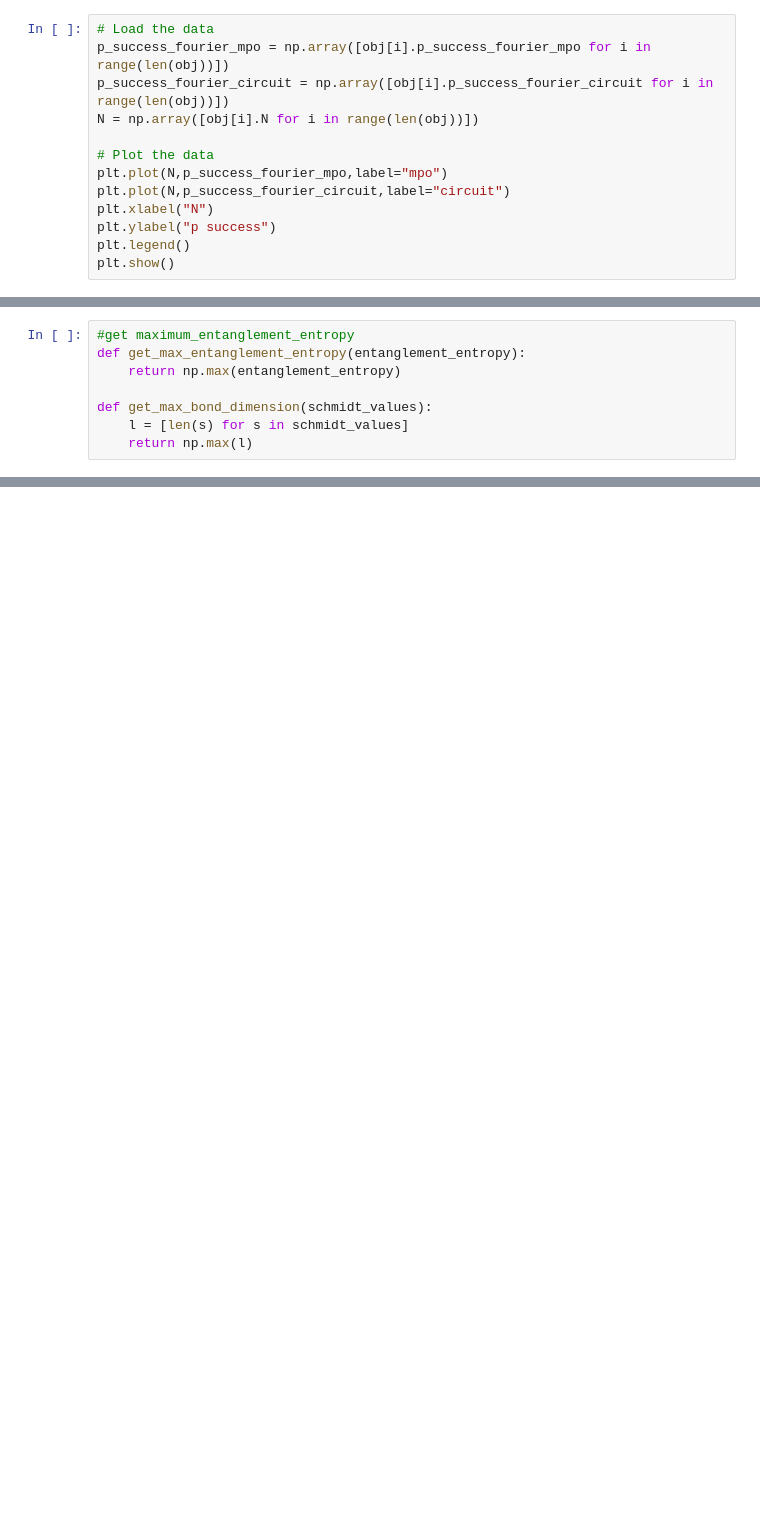
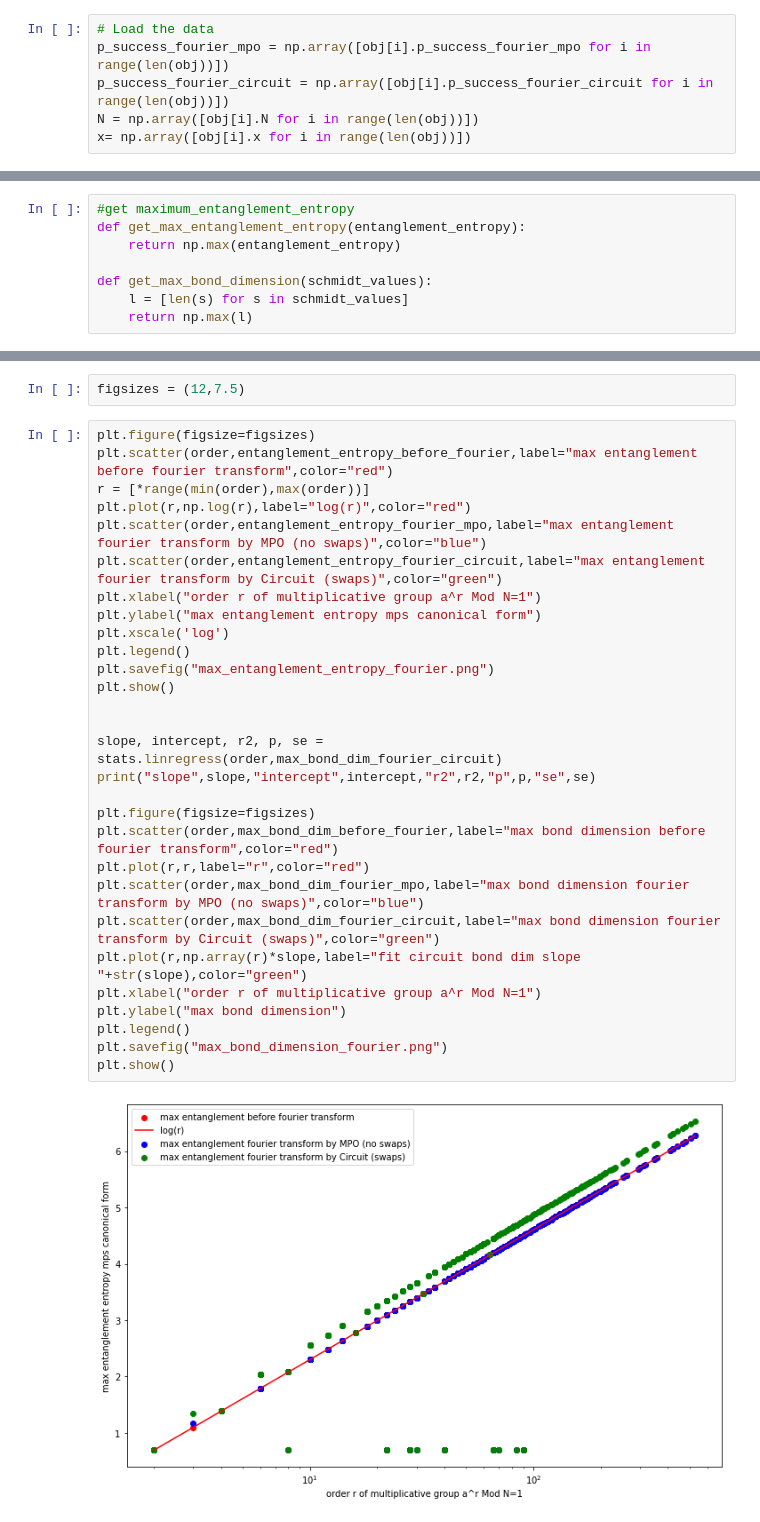
Before and after one commit to XKainz/shor-mps, a Jupyter notebook: analysing_entanglement.ipynb, the cells around one changed output, grey strips where cells are left out. Saved outputs shown, nothing was run; the diff lists cells and outputs as text; blank space fills up the shorter version.

```diff
--- a/analysing_entanglement.ipynb
+++ b/analysing_entanglement.ipynb
@@ -14,11 +22,4 @@ obj = pickle.load(open(path_to_pickles+"ana_ent_objs_200_4050.pkl","rb"))
 p_success_fourier_mpo = np.array([obj[i].p_success_fourier_mpo for i in range(len(obj))])
 p_success_fourier_circuit = np.array([obj[i].p_success_fourier_circuit for i in range(len(obj))])
 N = np.array([obj[i].N for i in range(len(obj))])
-
-# Plot the data
-plt.plot(N,p_success_fourier_mpo,label="mpo")
-plt.plot(N,p_success_fourier_circuit,label="circuit")
-plt.xlabel("N")
-plt.ylabel("p success")
-plt.legend()
-plt.show()
+x= np.array([obj[i].x for i in range(len(obj))])
@@ -105,0 +202,33 @@ plt.scatter(n_divided_anzahl_prime_factors,max_bond_dim_fourier_circuit,label="c
+# %%
+figsizes = (12,7.5)
+# %%
+plt.figure(figsize=figsizes)
+plt.scatter(order,entanglement_entropy_before_fourier,label="max entanglement before fourier transform",color="red")
+r = [*range(min(order),max(order))]
+plt.plot(r,np.log(r),label="log(r)",color="red")
+plt.scatter(order,entanglement_entropy_fourier_mpo,label="max entanglement fourier transform by MPO (no swaps)",color="blue")
+plt.scatter(order,entanglement_entropy_fourier_circuit,label="max entanglement fourier transform by Circuit (swaps)",color="green")
+plt.xlabel("order r of multiplicative group a^r Mod N=1")
+plt.ylabel("max entanglement entropy mps canonical form")
+plt.xscale('log')
+plt.legend()
+plt.savefig("max_entanglement_entropy_fourier.png")
+plt.show()
+
+
+slope, intercept, r2, p, se = stats.linregress(order,max_bond_dim_fourier_circuit)
+print("slope",slope,"intercept",intercept,"r2",r2,"p",p,"se",se)
+
+plt.figure(figsize=figsizes)
+plt.scatter(order,max_bond_dim_before_fourier,label="max bond dimension before fourier transform",color="red")
+plt.plot(r,r,label="r",color="red")
+plt.scatter(order,max_bond_dim_fourier_mpo,label="max bond dimension fourier transform by MPO (no swaps)",color="blue")
+plt.scatter(order,max_bond_dim_fourier_circuit,label="max bond dimension fourier transform by Circuit (swaps)",color="green")
+plt.plot(r,np.array(r)*slope,label="fit circuit bond dim slope "+str(slope),color="green")
+plt.xlabel("order r of multiplicative group a^r Mod N=1")
+plt.ylabel("max bond dimension")
+plt.legend()
+plt.savefig("max_bond_dimension_fourier.png")
+plt.show()
+# %% [output]
+[figure, added]
```
Also changed, not shown: parts of 20 cells of this notebook.
